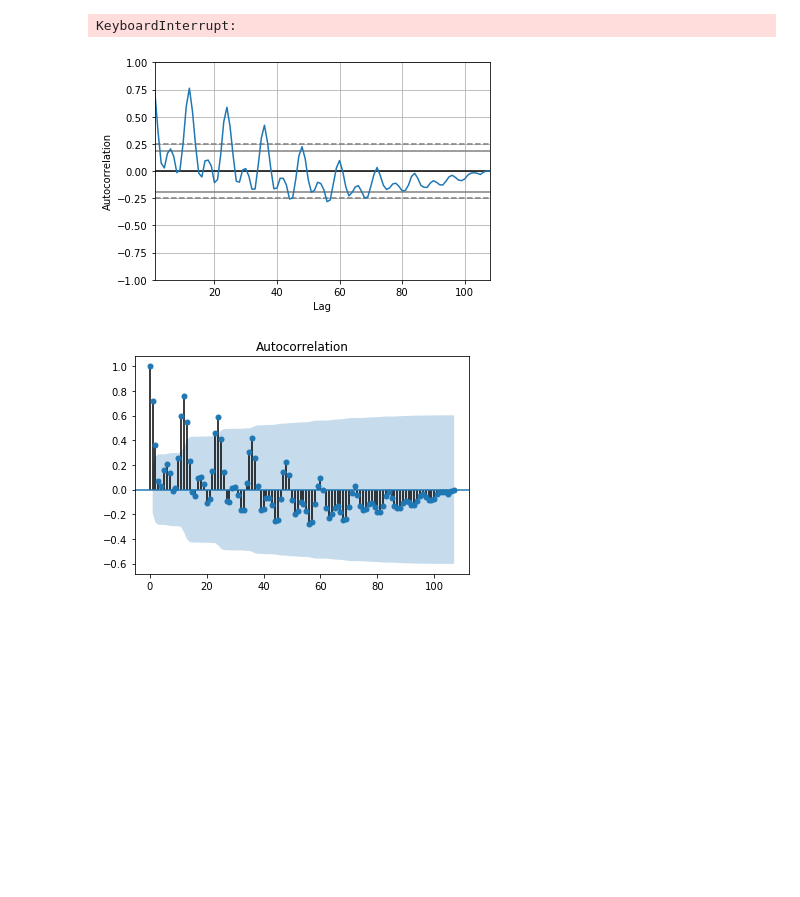
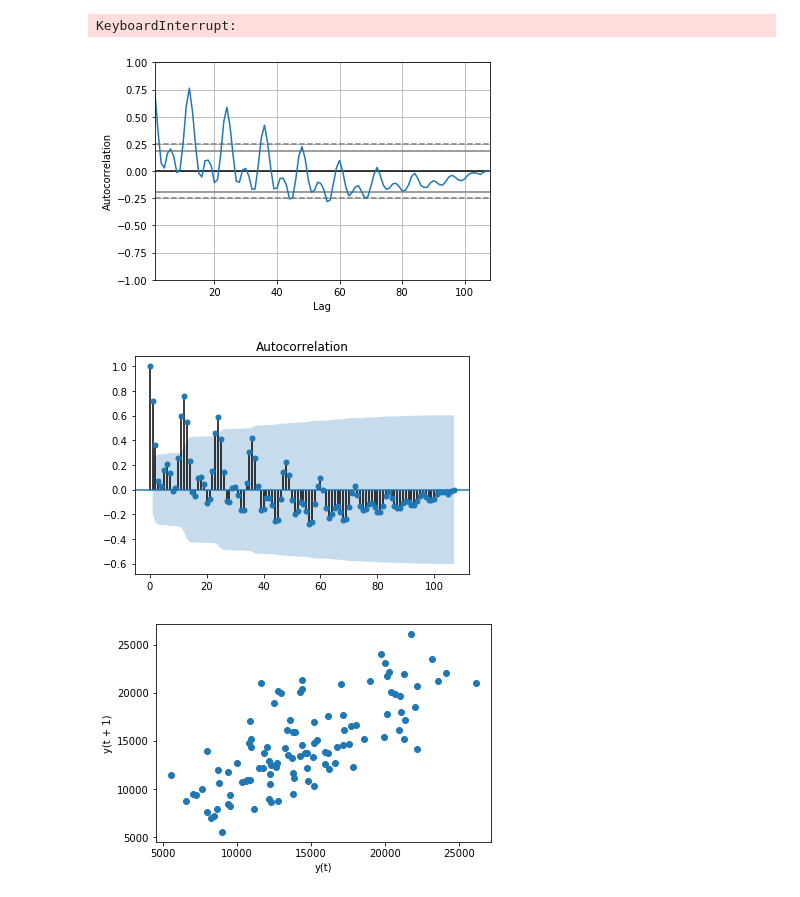
Before and after one commit to kuatroka/udacity_deep_learning, a Jupyter notebook: LSTM - keras - alphabet - machinelearningmastery.com.ipynb, the cells around one changed output. Cells and saved outputs as stored; diff of their text form; code cells hidden in the pictures; blank space fills up the shorter version.

```diff
--- a/LSTM - keras - alphabet - machinelearningmastery.com.ipynb
+++ b/LSTM - keras - alphabet - machinelearningmastery.com.ipynb
@@ -833,15 +833,21 @@ KeyboardInterrupt:
 # %%
 
 # autocorrelation in Time Series
 import pandas as pd
 from statsmodels.graphics.tsaplots import plot_acf
+
 from matplotlib import pyplot
 from pandas.tools.plotting import autocorrelation_plot
+from pandas.tools.plotting import lag_plot
 series = pd.read_csv('monthly-car-sales-in-quebec-1960.csv', index_col="Month", parse_dates=True, header="infer")
 series.columns = ['sales']
 autocorrelation_plot(series)
+pyplot.show()
 plot_acf(series)
 pyplot.show()
+lag_plot(series)
+pyplot.show()
 # %% [output]
 [figure]
 [figure]
+[figure, added]
```
Also changed, not shown: parts of 1 cell of this notebook.
